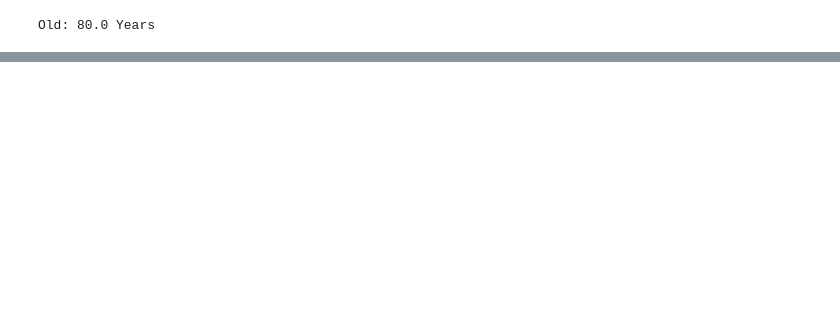
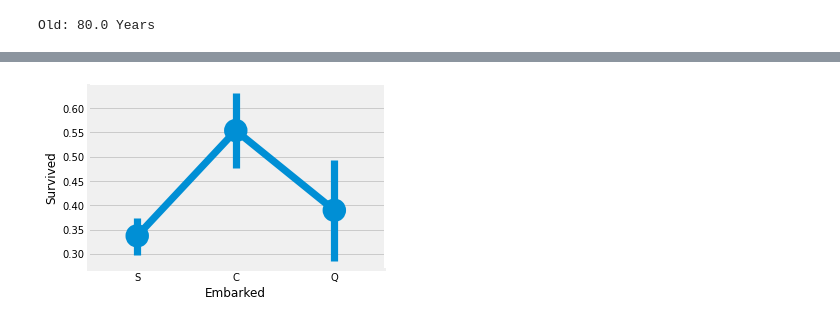
Before and after one commit to yunyunjin/Kaggle, a Jupyter notebook: eda-to-prediction-dietanic.ipynb, the cells around one changed output, grey strips where cells are left out. Cells and saved outputs as stored; diff of their text form; code cells hidden in the pictures; blank space fills up the shorter version.

```diff
--- a/eda-to-prediction-dietanic.ipynb
+++ b/eda-to-prediction-dietanic.ipynb
@@ -112,0 +197,7 @@ Old: 80.0 Years
+# %%
+sns.factorplot('Embarked','Survived', data=data)
+fig=plt.gcf()
+fig.set_size_inches(5,3)
+plt.show()
+# %% [output]
+[figure, added]
```
Also changed, not shown: parts of 13 cells of this notebook.
